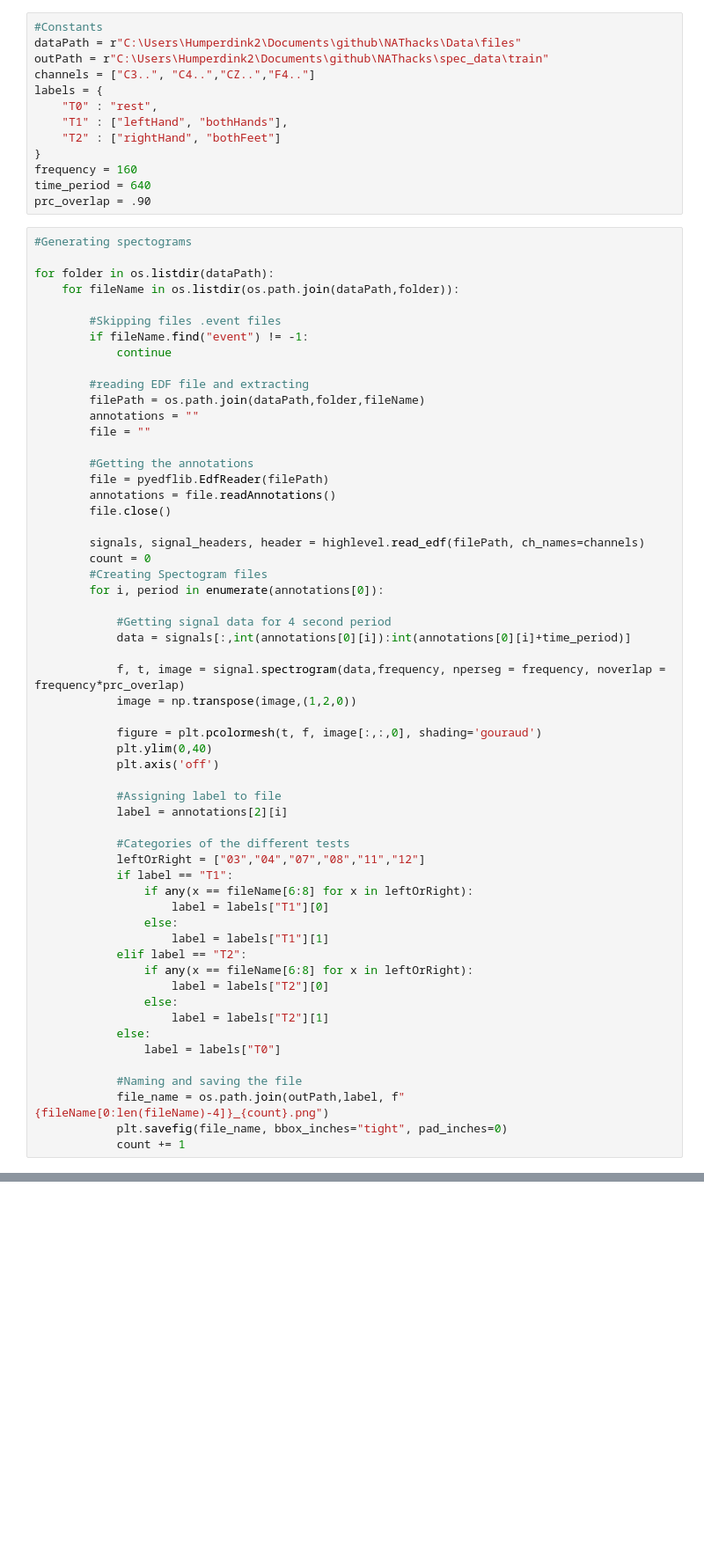
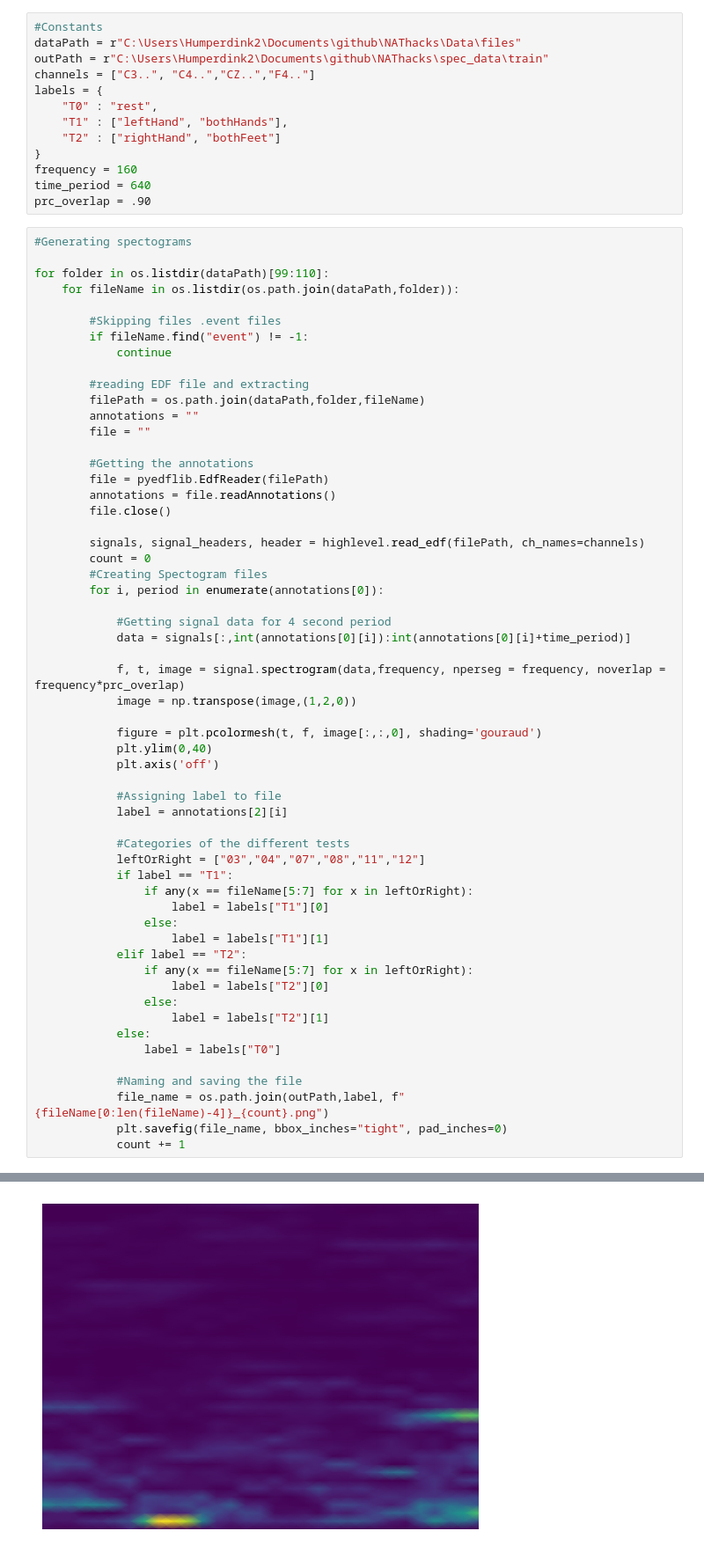
Before and after one commit to Miekale/NAThacks, a Jupyter notebook: Generating_datset.ipynb, the cells around one changed output, grey strips where cells are left out. Shown at 88% size. Cells and saved outputs as stored; diff of their text form; blank space fills up the shorter version.

```diff
--- a/Generating_datset.ipynb
+++ b/Generating_datset.ipynb
@@ -23,7 +23,7 @@ prc_overlap = .90
 # %%
 #Generating spectograms
 
-for folder in os.listdir(dataPath):
+for folder in os.listdir(dataPath)[99:110]:
     for fileName in os.listdir(os.path.join(dataPath,folder)):
 
         #Skipping files .event files
@@ -61,12 +61,12 @@ for folder in os.listdir(dataPath):
             #Categories of the different tests
             leftOrRight = ["03","04","07","08","11","12"]
             if label == "T1":
-                if any(x == fileName[6:8] for x in leftOrRight):
+                if any(x == fileName[5:7] for x in leftOrRight):
                     label = labels["T1"][0]
                 else:
                     label = labels["T1"][1]
             elif label == "T2":
-                if any(x == fileName[6:8] for x in leftOrRight):
+                if any(x == fileName[5:7] for x in leftOrRight):
                     label = labels["T2"][0]
                 else:
                     label = labels["T2"][1]
@@ -77,3 +77,4 @@ for folder in os.listdir(dataPath):
             file_name = os.path.join(outPath,label, f"{fileName[0:len(fileName)-4]}_{count}.png")
             plt.savefig(file_name, bbox_inches="tight", pad_inches=0)
             count += 1
+# %% [output]
@@ -79,0 +82 @@ for folder in os.listdir(dataPath):
+[figure, added]
```
Also changed, not shown: parts of 1 cell of this notebook.
